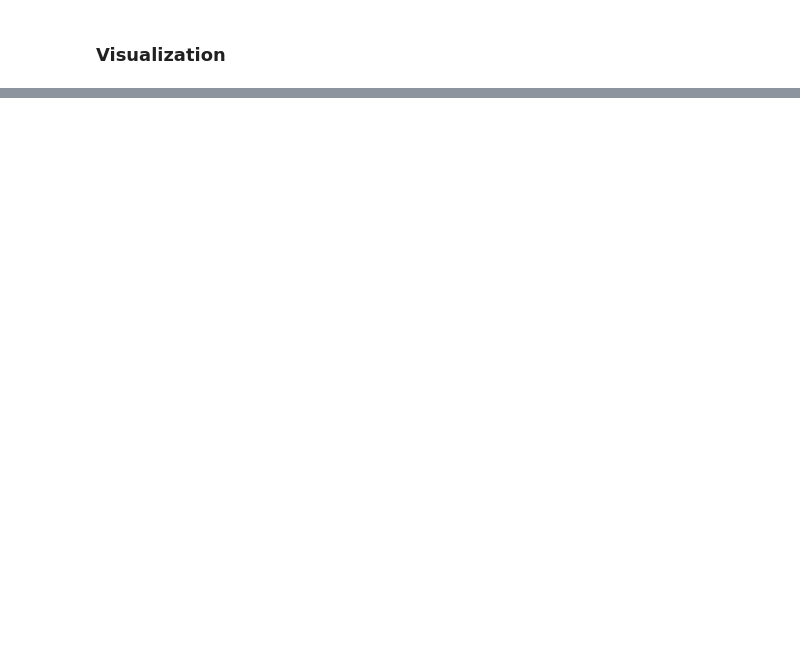
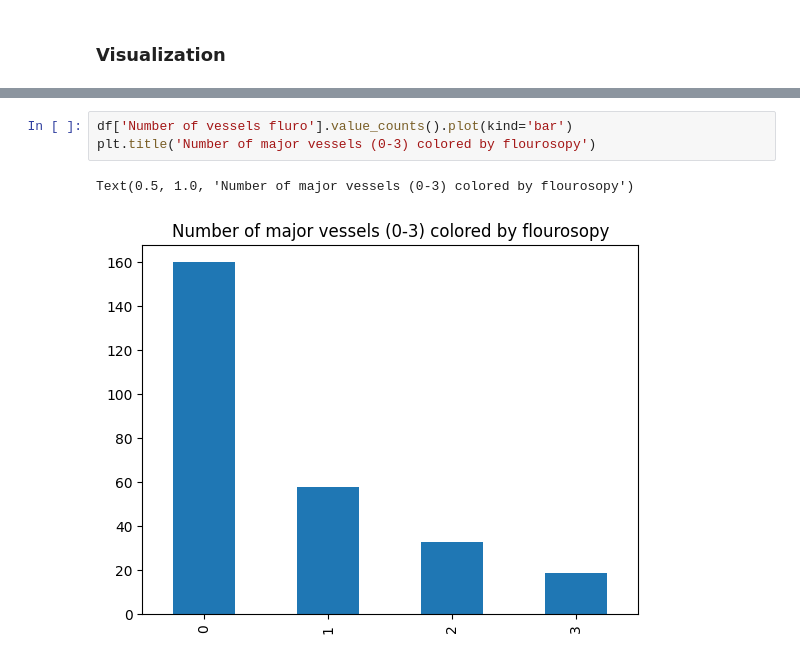
Before and after one commit to King-georges/Heart_Disease_Prediction_Project, a Jupyter notebook: Final_Heart_Disease_Prediction.ipynb, the cells around one changed output, grey strips where cells are left out. Drawn from its saved outputs; the diff is of its cells as text; blank space fills up the shorter version.

```diff
--- a/Final_Heart_Disease_Prediction.ipynb
+++ b/Final_Heart_Disease_Prediction.ipynb
@@ -211,0 +245,6 @@ df['BP'].value_counts().plot(kind='bar')
+# %%
+df['Number of vessels fluro'].value_counts().plot(kind='bar')
+plt.title('Number of major vessels (0-3) colored by flourosopy')
+# %% [output]
+Text(0.5, 1.0, 'Number of major vessels (0-3) colored by flourosopy')
+[figure, added]
```
Also changed, not shown: parts of 14 cells of this notebook.
